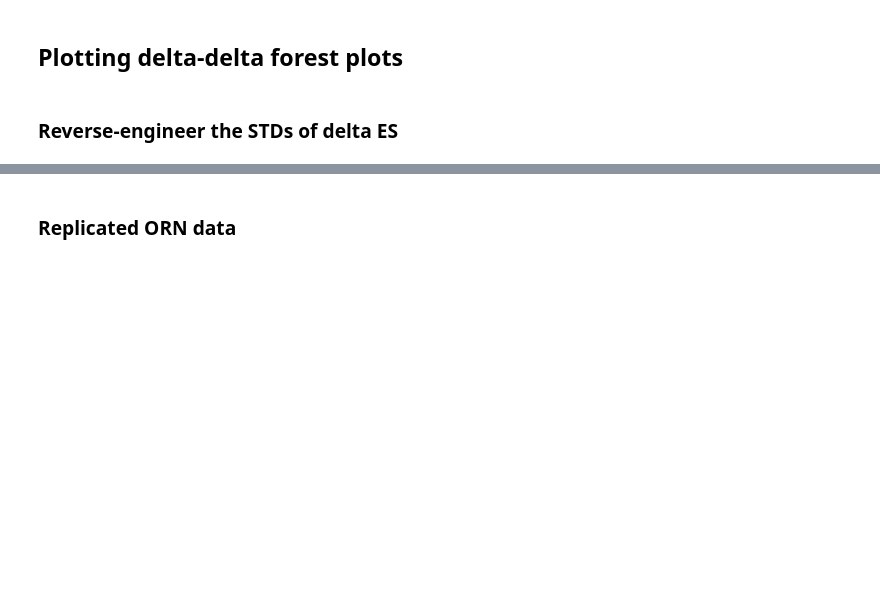
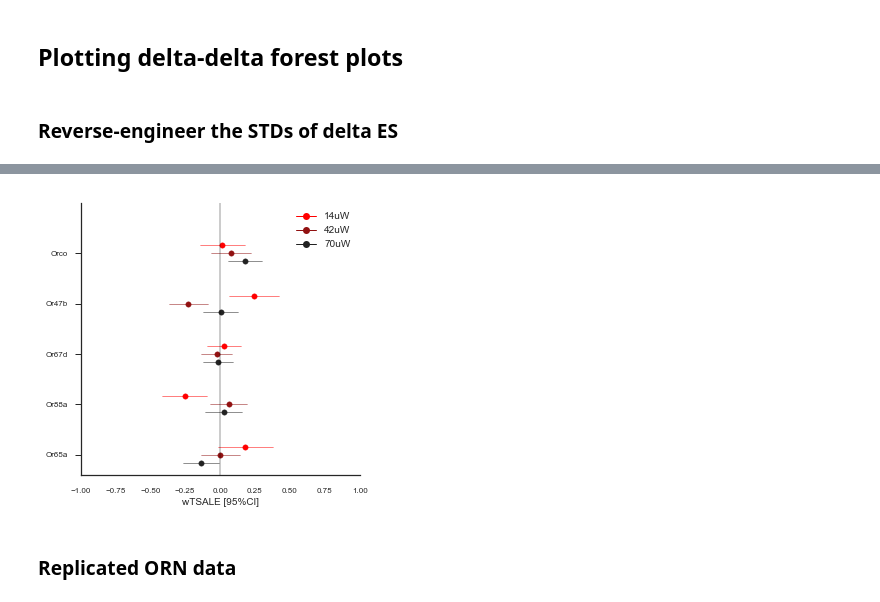
Before and after one commit to ttumkaya/WALiSuite_V2.0, a Jupyter notebook: WALiSuite_GenerateSummaryPlots.ipynb, the cells around one changed output, grey strips where cells are left out. Cells and saved outputs as stored; diff of their text form; code cells hidden in the pictures; blank space fills up the shorter version.

```diff
--- a/WALiSuite_GenerateSummaryPlots.ipynb
+++ b/WALiSuite_GenerateSummaryPlots.ipynb
@@ -211,5 +296,0 @@ male_fed_noair.to_csv('C:/Users/tumkayat/Desktop/male_fed_noair.csv')
-# %%
-mm = Z_scores_df_dropna['Di'].mean()
-sd = 0
-for i in Z_scores_df_dropna['Di']:
-    sd = sd + (mm-i)**2
@@ -424,3 +513,17 @@ All_ORN_EffectSizes_df = All_ORN_EffectSizes_df.reset_index(drop=True)
 ## Drop the GRs for other sections
 drop_list = ['Gr21a','Gr66a','Gr63a']
 All_ORN_EffectSizes_df = All_ORN_EffectSizes_df[~All_ORN_EffectSizes_df['ORNs'].isin(drop_list)]
+# %%
+## To make the lists equal drop Or49a-Or24a
+
+## Or49a 14uW missing in fed_air
+## Or24a 14uW missing in fed_noAir
+drop_list = ['Or49a','Or24a']
+
+for i in drop_list:
+    drop_df = All_ORN_EffectSizes_df[(All_ORN_EffectSizes_df['ORNs'] == i)]
+    ind = list(drop_df.index.values)
+    print len(ind)
+    All_ORN_EffectSizes_df = All_ORN_EffectSizes_df.drop(ind)
+
+All_ORN_EffectSizes_df = All_ORN_EffectSizes_df.reset_index(drop=True)
@@ -514,9 +1137,14 @@ b.to_csv("C:/Users/tumkayat/Desktop/WALi Figures/PairedPlots/SeperateIntensities
 # %%
 ## Add CIs for delta-delta CI calcuations
-male_fed_noair_CI = All_ORN_EffectSizes_df[(All_ORN_EffectSizes_df['Metric'] == 'weighted_TSALE') & (All_ORN_EffectSizes_df['Sex-Satiety-Air'] == 'male_fed_NoAir')]['CIs']
-male_fed_air_CI = All_ORN_EffectSizes_df[(All_ORN_EffectSizes_df['Metric'] == 'weighted_TSALE') & (All_ORN_EffectSizes_df['Sex-Satiety-Air'] == 'male_fed_Air')]['CIs']
-male_starved_noair_CI = All_ORN_EffectSizes_df[(All_ORN_EffectSizes_df['Metric'] == 'weighted_TSALE') & (All_ORN_EffectSizes_df['Sex-Satiety-Air'] == 'male_starved_NoAir')]['CIs']
-male_starved_air_CI = All_ORN_EffectSizes_df[(All_ORN_EffectSizes_df['Metric'] == 'weighted_TSALE') & (All_ORN_EffectSizes_df['Sex-Satiety-Air'] == 'male_starved_Air')]['CIs']
+# male_fed_noair_CI = All_ORN_EffectSizes_df[(All_ORN_EffectSizes_df['Metric'] == 'weighted_TSALE') & (All_ORN_EffectSizes_df['Sex-Satiety-Air'] == 'male_fed_NoAir')]['CIs']
+# male_fed_air_CI = All_ORN_EffectSizes_df[(All_ORN_EffectSizes_df['Metric'] == 'weighted_TSALE') & (All_ORN_EffectSizes_df['Sex-Satiety-Air'] == 'male_fed_Air')]['CIs']
+# male_starved_noair_CI = All_ORN_EffectSizes_df[(All_ORN_EffectSizes_df['Metric'] == 'weighted_TSALE') & (All_ORN_EffectSizes_df['Sex-Satiety-Air'] == 'male_starved_NoAir')]['CIs']
+# male_starved_air_CI = All_ORN_EffectSizes_df[(All_ORN_EffectSizes_df['Metric'] == 'weighted_TSALE') & (All_ORN_EffectSizes_df['Sex-Satiety-Air'] == 'male_starved_Air')]['CIs']
+
+male_fed_noair_CI = All_ORN_EffectSizes_df[(All_ORN_EffectSizes_df['Sex-Satiety-Air'] == 'male_fed_NoAir')]['CIs']
+male_fed_air_CI = All_ORN_EffectSizes_df[(All_ORN_EffectSizes_df['Sex-Satiety-Air'] == 'male_fed_Air')]['CIs']
+male_starved_noair_CI = All_ORN_EffectSizes_df[(All_ORN_EffectSizes_df['Sex-Satiety-Air'] == 'male_starved_NoAir')]['CIs']
+male_starved_air_CI = All_ORN_EffectSizes_df[(All_ORN_EffectSizes_df['Sex-Satiety-Air'] == 'male_starved_Air')]['CIs']
 
 temp = {'ORNs':male_fed_NoAir_labels.values, 'LightInt':male_fed_NoAir_int.values, 'male_fed_noair':male_fed_NoAir_ES.values,'male_fed_noair_CI':male_fed_noair_CI.values,
        'male_fed_air':male_fed_Air_ES.values,'male_fed_air_CI':male_fed_air_CI.values,'male_starved_noair':male_starved_NoAir_ES.values,'male_starved_noair_CI':male_starved_noair_CI.values,
@@ -776,3 +1403,0 @@ allIntensities_PooledAverage_df
-# %%
-a = allIntensities_PooledAverage_df[allIntensities_PooledAverage_df['Sex-Satiety-Air'] == "male_fed_NoAir"]
-f, o = WALiForest(a, column='ES_Mean',fsize= (6,12))
@@ -781 +1439,5 @@ f, o = WALiForest(a, column='ES_Mean',fsize= (6,12))
+# %%
+f, o = WALiForest(deltadelta_df, column='female_starved_noair_V_male_starved_noair_ES', sort_by=None,sort_by_order=o, fsize= (5,5))
+# %% [output]
+[figure, added]
 # %%
```
Also changed, not shown: parts of 39 cells of this notebook, 2 other files.
